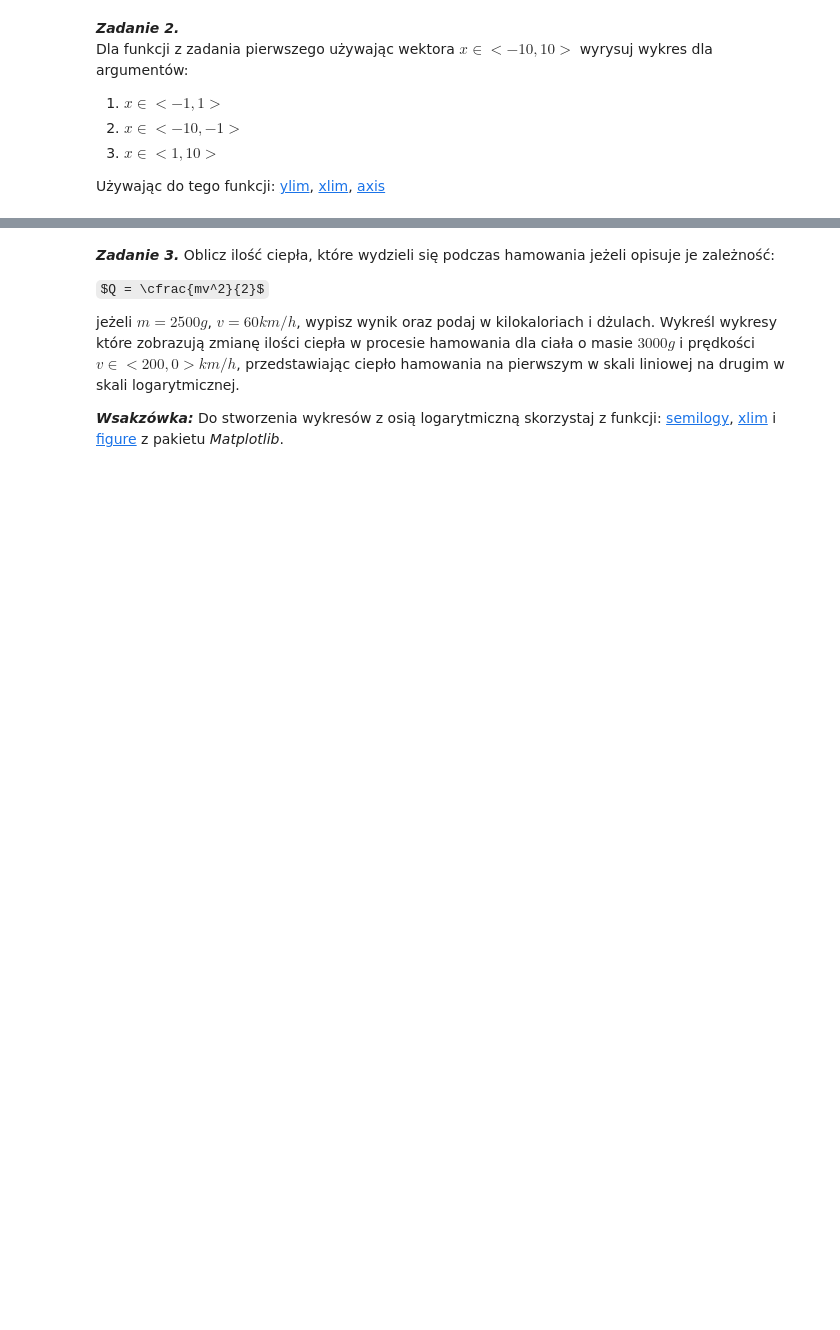
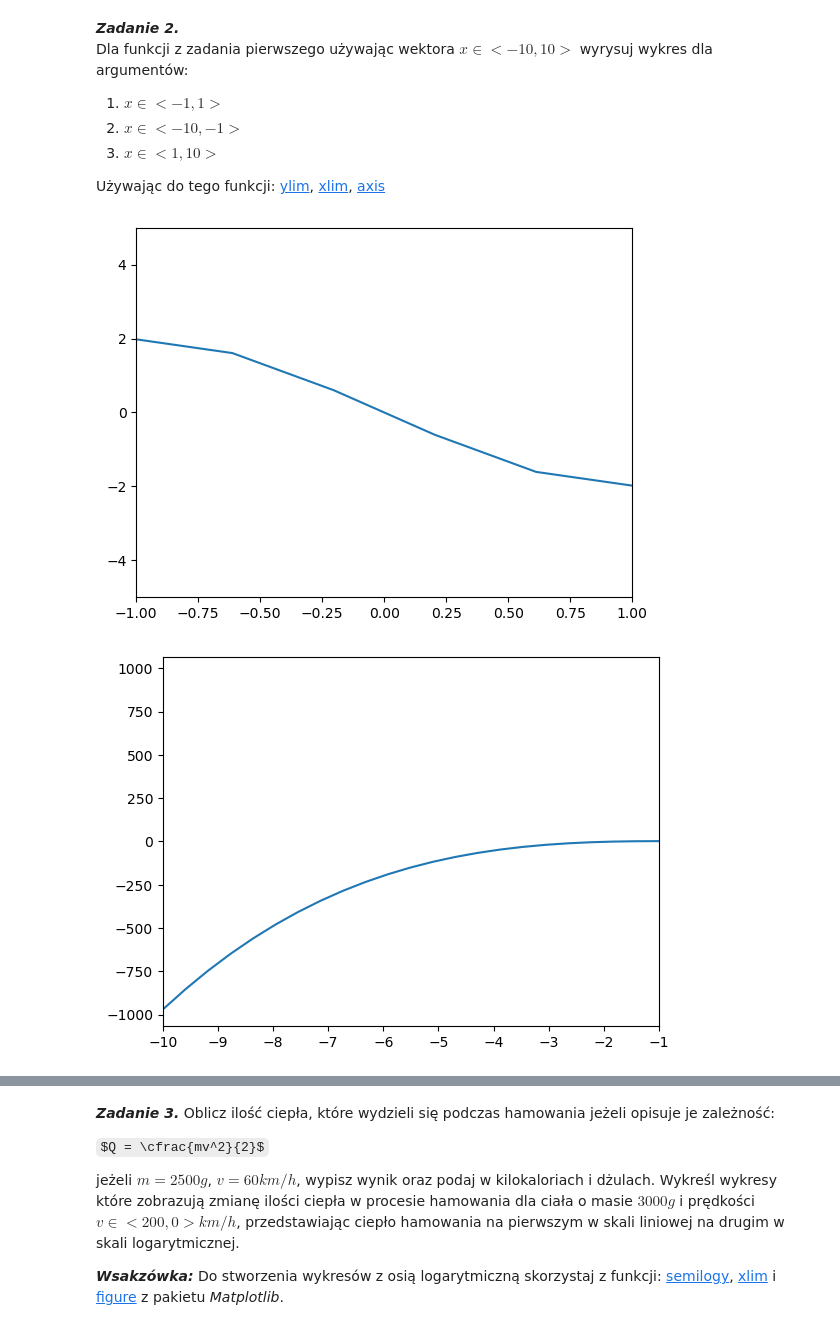
Before and after one commit to karolozog15/MN-lab2, a Jupyter notebook: sprawozdanie.ipynb, the cells around one changed output, grey strips where cells are left out. Drawn from its saved outputs; the diff is of its cells as text; code cells hidden in the pictures; some formulas as TeX source; blank space fills up the shorter version.

```diff
--- a/sprawozdanie.ipynb
+++ b/sprawozdanie.ipynb
@@ -62,6 +62,23 @@ Używając do tego funkcji: [ylim](https://matplotlib.org/3.3.1/api/_as_gen/matp
 # %%
 x = np.linspace(-10,10)
 
 y = x**3-3*x
+
+plt.figure()
 plt.plot(x, y)
+plt.xlim(-1,1)
+plt.ylim(-5,5)
 plt.show()
+
+plt.figure()
+plt.plot(x, y)
+plt.xlim(-10,-1)
+plt.show()
+
+plt.figure()
+plt.plot(x, y)
+plt.xlim(1,10)
+plt.show()
+# %% [output]
+[figure, added]
+[figure, added]
```
Also changed, not shown: parts of 5 cells of this notebook.
